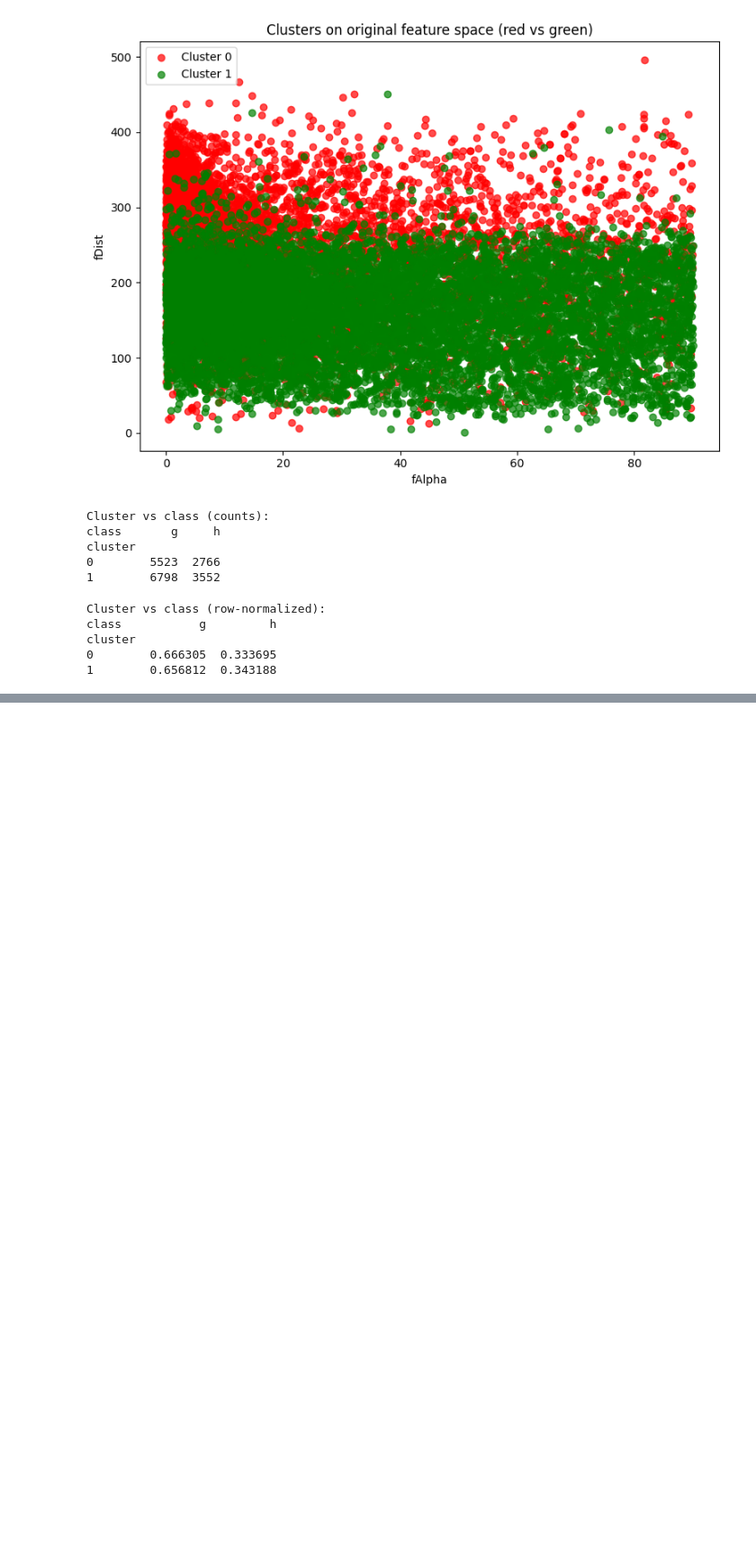
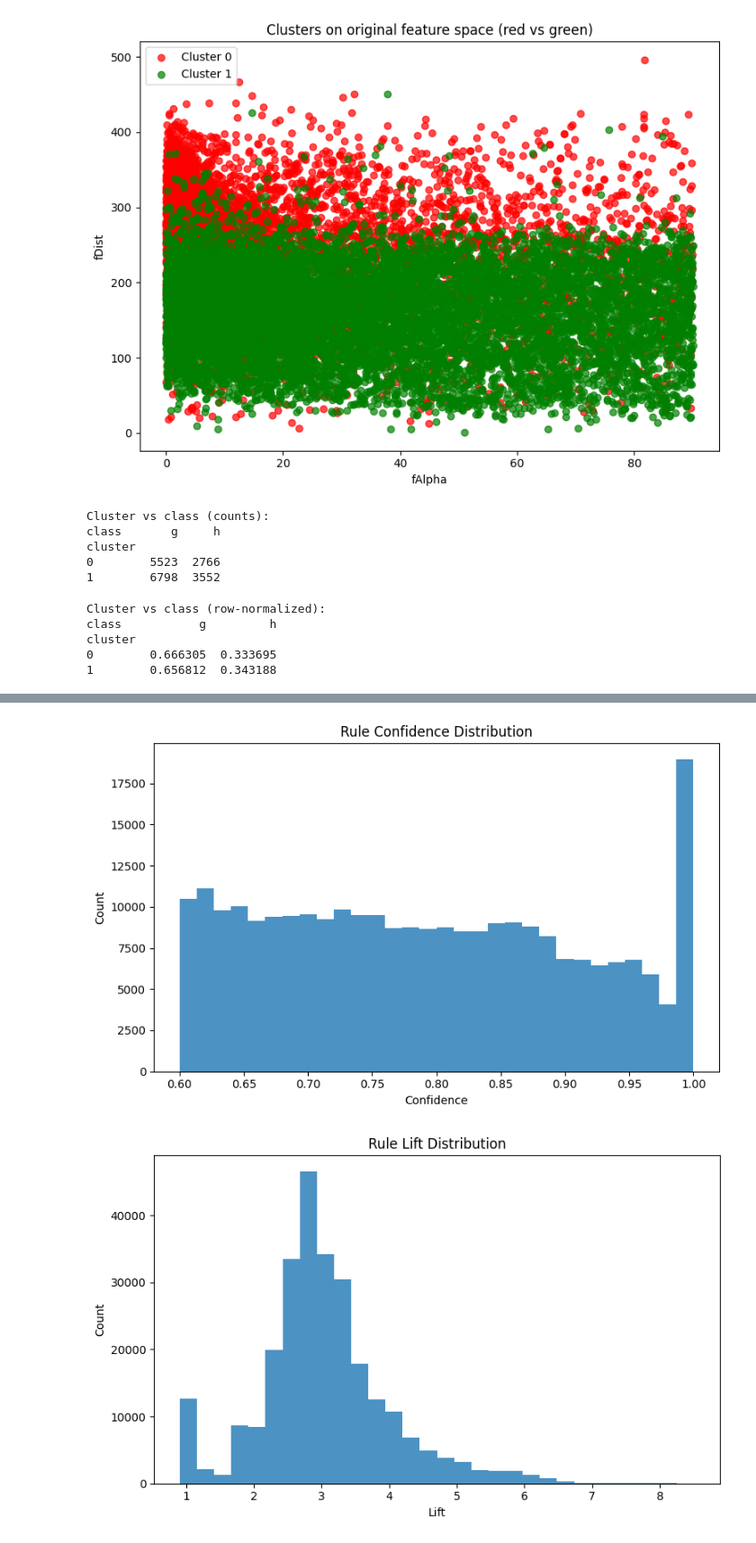
Before and after one commit to Ziad-0Waleed/Data-Mining-Project, a Jupyter notebook: Data Mining Project.ipynb, the cells around one changed output, grey strips where cells are left out. Shown at 90% size. Saved outputs shown, nothing was run; the diff lists cells and outputs as text; code cells hidden in the pictures; blank space fills up the shorter version.

```diff
--- a/Data Mining Project.ipynb
+++ b/Data Mining Project.ipynb
@@ -251,0 +317,4 @@ cluster
+# %%
+data_disc['class'] = data_disc['class'].map({'g': 'gamma', 'h': 'hadron'})
+# %%
+transactions_df = pd.get_dummies(data_disc.astype(str))
@@ -251,0 +353,8 @@ cluster
+# %%
+frequent_itemsets = apriori(
+    transactions_df,
+    min_support=0.05,
+    use_colnames=True
+)
+
+frequent_itemsets.sort_values('support', ascending=False).head(10)
@@ -251,0 +373,8 @@ cluster
+# %%
+rules = association_rules(
+    frequent_itemsets,
+    metric="confidence",
+    min_threshold=0.6
+)
+
+rules.head()
@@ -251,0 +388,21 @@ cluster
+# %%
+plt.figure(figsize=(8,5))
+plt.hist(rules['confidence'], bins=30, alpha=0.8)
+plt.xlabel("Confidence")
+plt.ylabel("Count")
+plt.title("Rule Confidence Distribution")
+plt.tight_layout()
+plt.savefig(FIG_DIR / "rules_confidence_hist.png", dpi=150)
+plt.show()
+
+plt.figure(figsize=(8,5))
+plt.hist(rules['lift'], bins=30, alpha=0.8)
+plt.xlabel("Lift")
+plt.ylabel("Count")
+plt.title("Rule Lift Distribution")
+plt.tight_layout()
+plt.savefig(FIG_DIR / "rules_lift_hist.png", dpi=150)
+plt.show()
+# %% [output]
+[figure, added]
+[figure, added]
```
Also changed, not shown: parts of 17 cells of this notebook, 12 other files.
